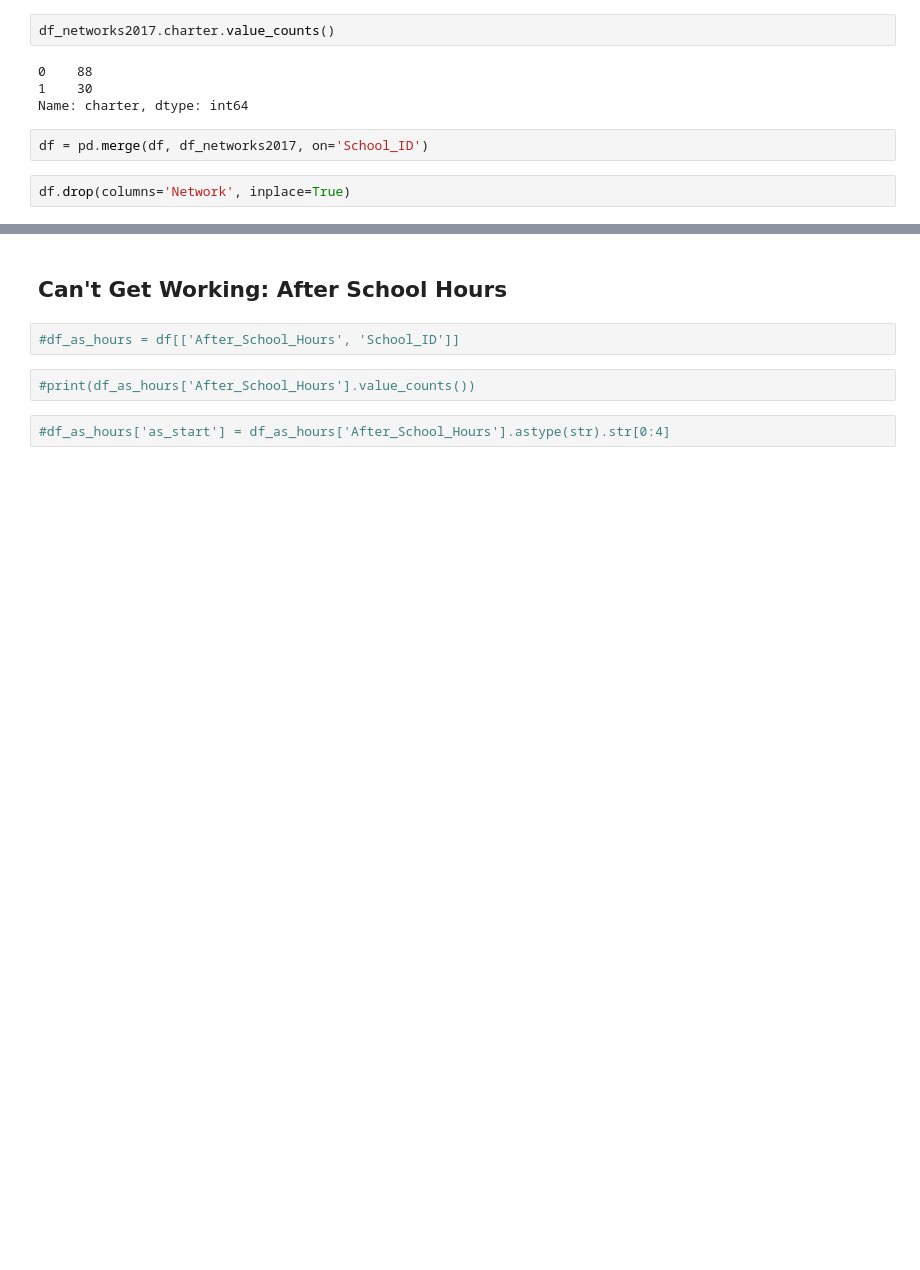
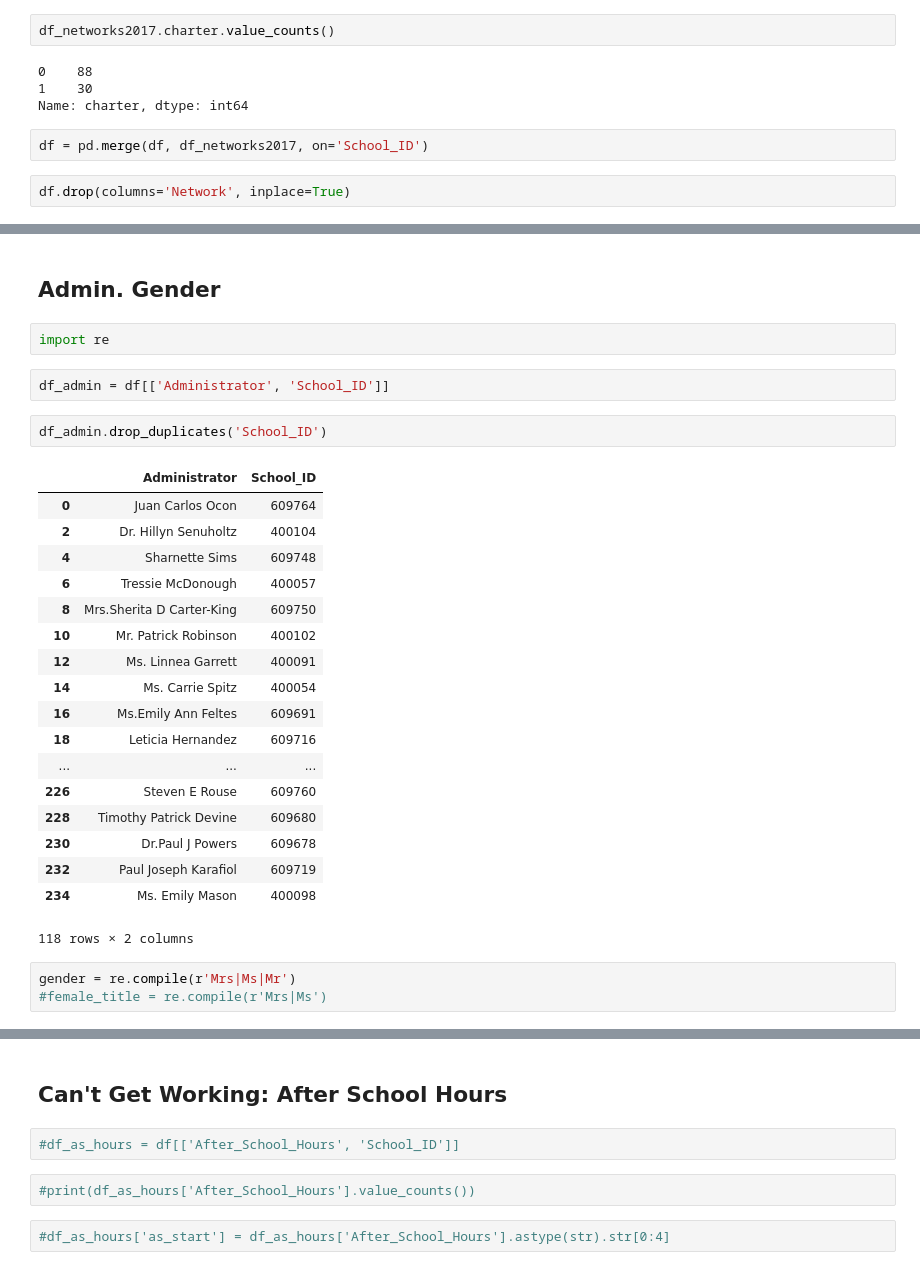
Before and after one commit to j-max/CPS_GradRate_Analysis, a Jupyter notebook: 02_CombinePickleandCVS.ipynb, the cells around one changed output, grey strips where cells are left out. Cells and saved outputs as stored; diff of their text form; blank space fills up the shorter version.

Commit message:
First data ready for first model, added 29 feature column pickle.

```diff
--- a/02_CombinePickleandCVS.ipynb
+++ b/02_CombinePickleandCVS.ipynb
@@ -590,0 +607,30 @@ df.drop(columns='Network', inplace=True)
+# %% [markdown]
+## Admin. Gender
+# %%
+import re
+# %%
+df_admin = df[['Administrator', 'School_ID']]
+# %%
+df_admin.drop_duplicates('School_ID')
+# %% [output]
+|  | Administrator | School_ID |
+| 0 | Juan Carlos Ocon | 609764 |
+| 2 | Dr. Hillyn Senuholtz | 400104 |
+| 4 | Sharnette Sims | 609748 |
+| 6 | Tressie McDonough | 400057 |
+| 8 | Mrs.Sherita D Carter-King | 609750 |
+| 10 | Mr. Patrick Robinson | 400102 |
+| 12 | Ms. Linnea Garrett | 400091 |
+| 14 | Ms. Carrie Spitz | 400054 |
+| 16 | Ms.Emily Ann Feltes | 609691 |
+| 18 | Leticia Hernandez | 609716 |
+| ... | ... | ... |
+| 226 | Steven E Rouse | 609760 |
+| 228 | Timothy Patrick Devine | 609680 |
+| 230 | Dr.Paul J Powers | 609678 |
+| 232 | Paul Joseph Karafiol | 609719 |
+| 234 | Ms. Emily Mason | 400098 |
+118 rows × 2 columns
+# %%
+gender = re.compile(r'Mrs|Ms|Mr')
+#female_title = re.compile(r'Mrs|Ms')
```
Also changed, not shown: parts of 22 cells of this notebook, 2 other files.
